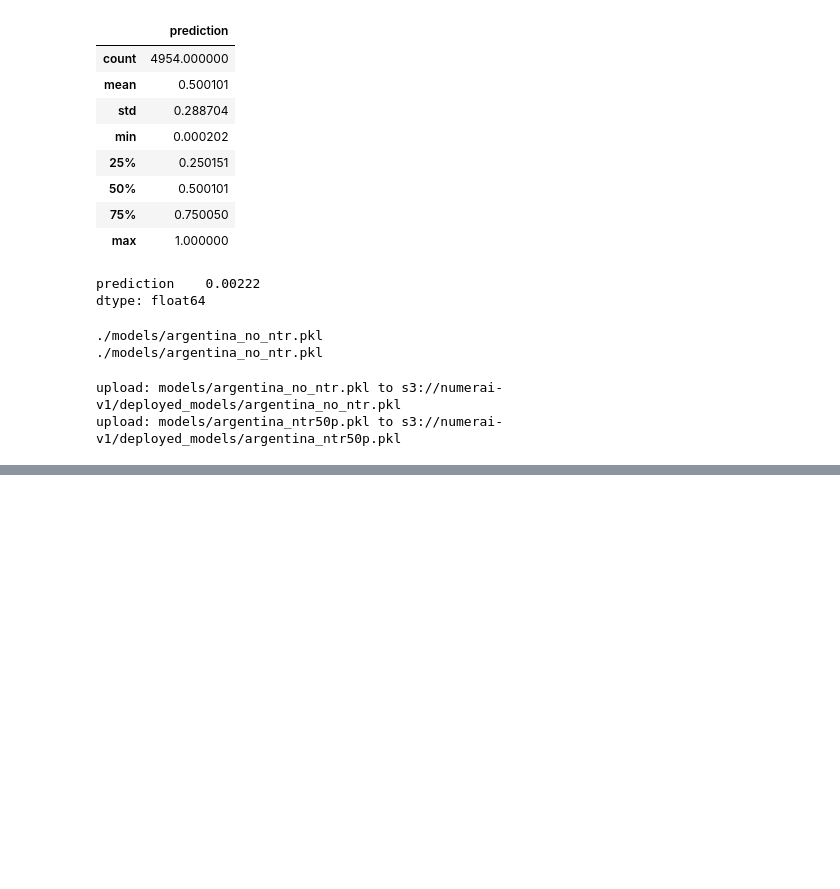
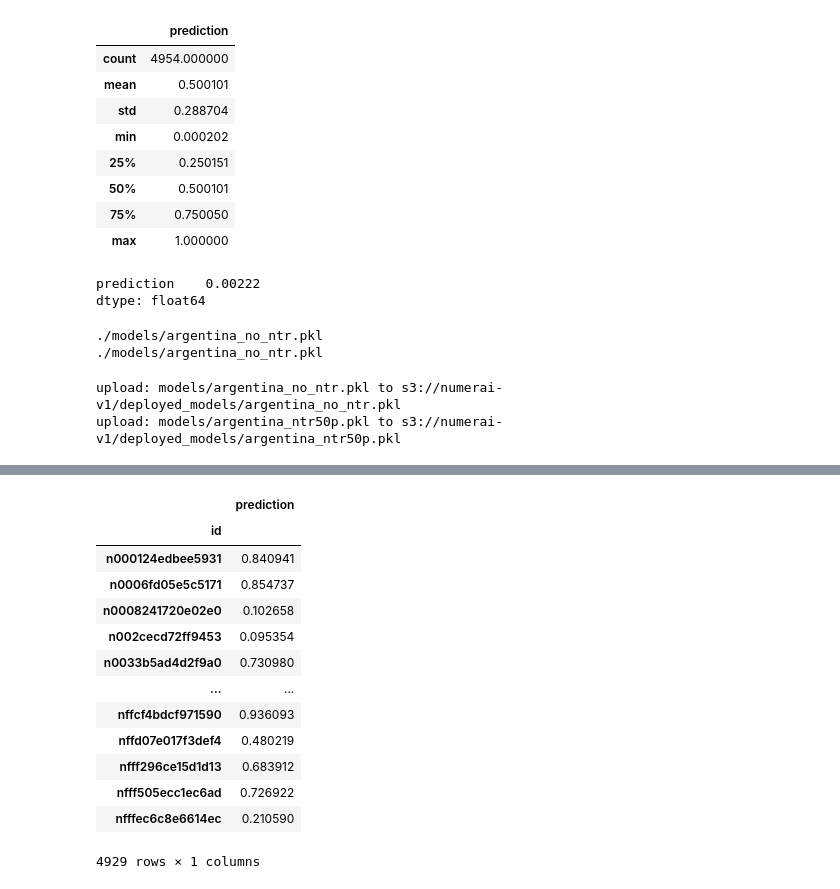
Before and after one commit to psvishnu91/numerai, a Jupyter notebook: numerai/deploy/task6-create-deploy-models.ipynb, the cells around one changed output, grey strips where cells are left out. Drawn from its saved outputs; the diff is of its cells as text; code cells hidden in the pictures; blank space fills up the shorter version.

```diff
--- a/numerai/deploy/task6-create-deploy-models.ipynb
+++ b/numerai/deploy/task6-create-deploy-models.ipynb
@@ -418,0 +496,28 @@ upload: models/argentina_ntr50p.pkl to s3://numerai-v1/deployed_models/argentina
+# %%
+def fmt_features(df, features, int8: bool, impute: bool):
+    if impute:
+        df.loc[:, features] = df.loc[:, features].fillna(
+            df[features].median(skipna=True)
+        )
+    df["era"] = df["era"].astype(int)
+    df.loc[:, features] = df.loc[:, features].astype(np.int8 if int8 else np.float32)
+    return df
+# %%
+argn_mdls = {
+    tgt: ut.unpickle_obj(fl=f"./model_{tgt}_v4_20.pkl.pkl")
+    for tgt in ["cyrus", "tyler", "ben", "waldo", "victor", "nomi"]
+}
+# %%
+features = argn_mdls["cyrus"].feature_name_
+full_df = pd.read_parquet(
+    live_fl,
+    columns=features + ["era"],
+)
+full_df["era"] = rnd
+df = fmt_features(
+    df=full_df,
+    features=features,
+    int8=True,
+    impute=True,
+)
+df_feat = df[features].astype(np.int8)
@@ -418,0 +550,10 @@ upload: models/argentina_ntr50p.pkl to s3://numerai-v1/deployed_models/argentina
+# %%
+wrapped_cyrus = dm.MultiTargetNeutralModel(
+    models={"cyrus": argn_mdls["cyrus"]},
+    neutralisation_cols=None,
+    neutralisation_prop=None,
+)
+# %%
+lcl_cyrus_pred = wrapped_cyrus.predict(df_feat)
+lcl_cyrus_pred
+# %% [output]
@@ -418,0 +562,14 @@ upload: models/argentina_ntr50p.pkl to s3://numerai-v1/deployed_models/argentina
+|  | prediction |
+| id |  |
+| n000124edbee5931 | 0.840941 |
+| n0006fd05e5c5171 | 0.854737 |
+| n0008241720e02e0 | 0.102658 |
+| n002cecd72ff9453 | 0.095354 |
+| n0033b5ad4d2f9a0 | 0.730980 |
+| ... | ... |
+| nffcf4bdcf971590 | 0.936093 |
+| nffd07e017f3def4 | 0.480219 |
+| nfff296ce15d1d13 | 0.683912 |
+| nfff505ecc1ec6ad | 0.726922 |
+| nfffec6c8e6614ec | 0.210590 |
+4929 rows × 1 columns
```
Also changed, not shown: parts of 22 cells of this notebook.
